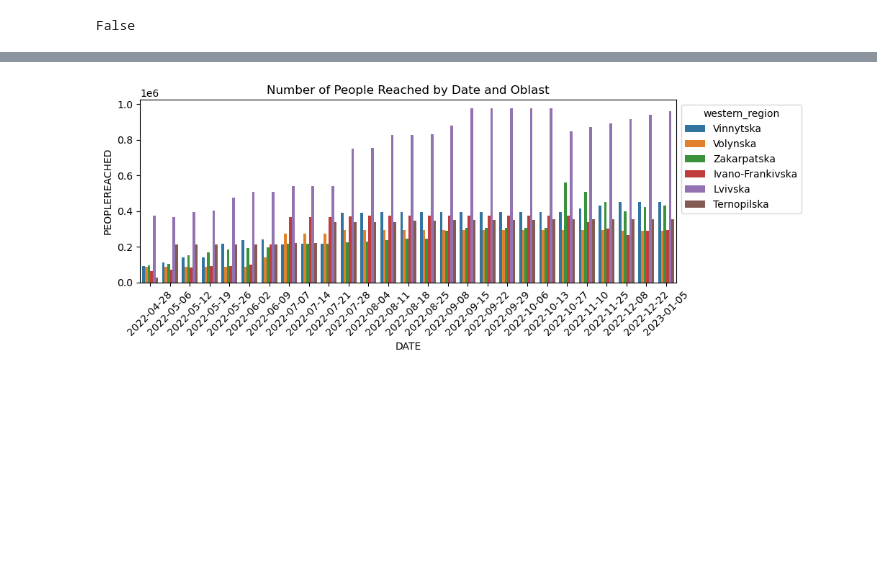
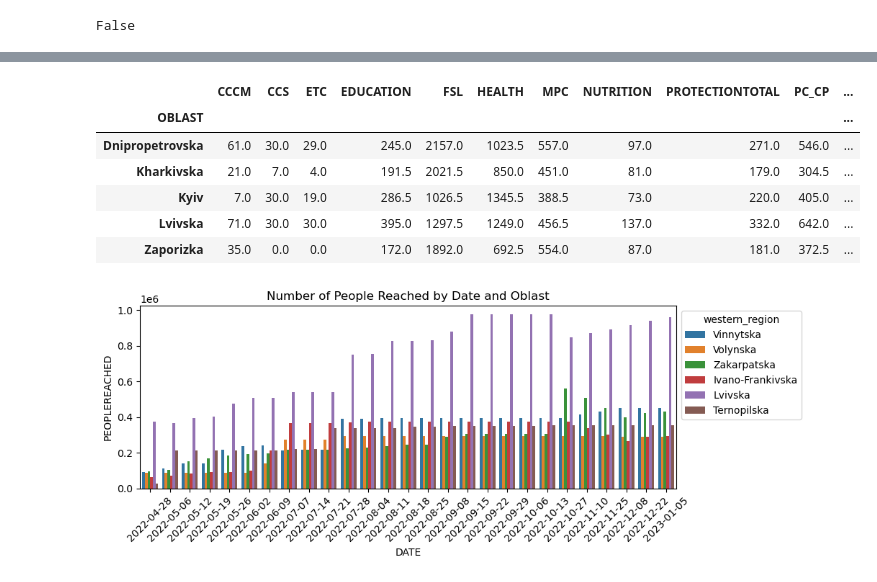
Before and after one commit to reo113/GuideHouse_Project, a Jupyter notebook: guidehouse.ipynb, the cells around one changed output, grey strips where cells are left out. Drawn from its saved outputs; the diff is of its cells as text; code cells hidden in the pictures; blank space fills up the shorter version.

```diff
--- a/guidehouse.ipynb
+++ b/guidehouse.ipynb
@@ -450,3 +429,13 @@ dfw
+# %%
+grouped_data
+# %% [output]
+|  | CCCM | CCS | ETC | EDUCATION | FSL | HEALTH | MPC | NUTRITION | PROTECTIONTOTAL | PC_CP | ... |
+| OBLAST |  |  |  |  |  |  |  |  |  |  | ... |
+| Dnipropetrovska | 61.0 | 30.0 | 29.0 | 245.0 | 2157.0 | 1023.5 | 557.0 | 97.0 | 271.0 | 546.0 | ... |
+| Kharkivska | 21.0 | 7.0 | 4.0 | 191.5 | 2021.5 | 850.0 | 451.0 | 81.0 | 179.0 | 304.5 | ... |
+| Kyiv | 7.0 | 30.0 | 19.0 | 286.5 | 1026.5 | 1345.5 | 388.5 | 73.0 | 220.0 | 405.0 | ... |
+| Lvivska | 71.0 | 30.0 | 30.0 | 395.0 | 1297.5 | 1249.0 | 456.5 | 137.0 | 332.0 | 642.0 | ... |
+| Zaporizka | 35.0 | 0.0 | 0.0 | 172.0 | 1892.0 | 692.5 | 554.0 | 87.0 | 181.0 | 372.5 | ... |
 # %%
 plt.figure(figsize=(10, 4))
 sns.barplot(data=dfw, x='DATE', y='PEOPLEREACHED', hue='OBLAST')
```
Also changed, not shown: parts of 18 cells of this notebook.
